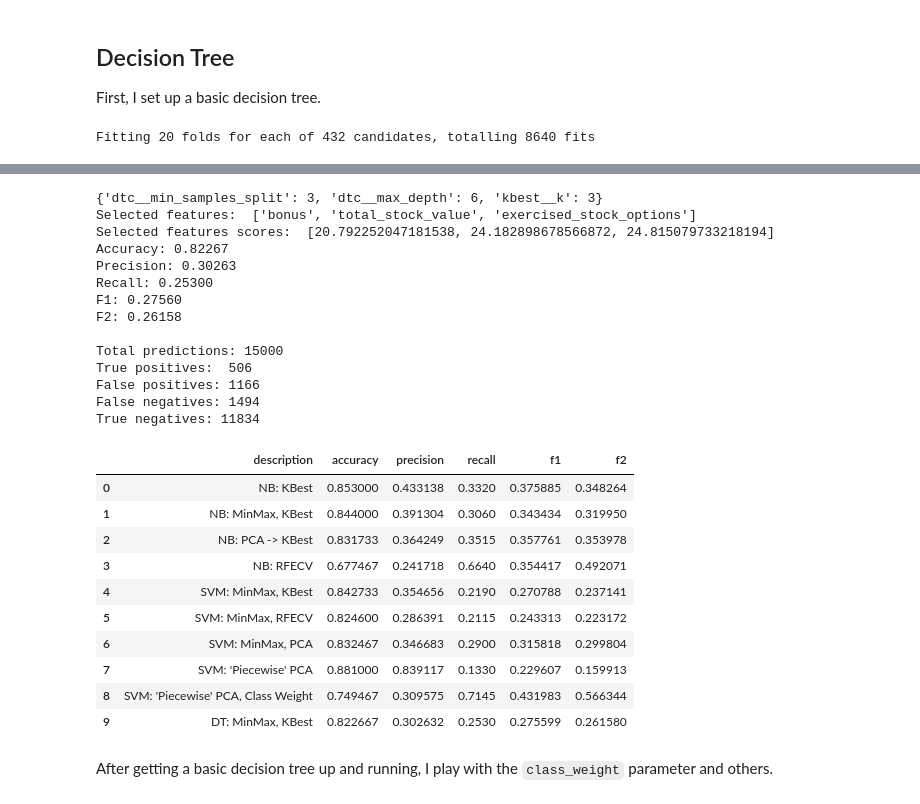
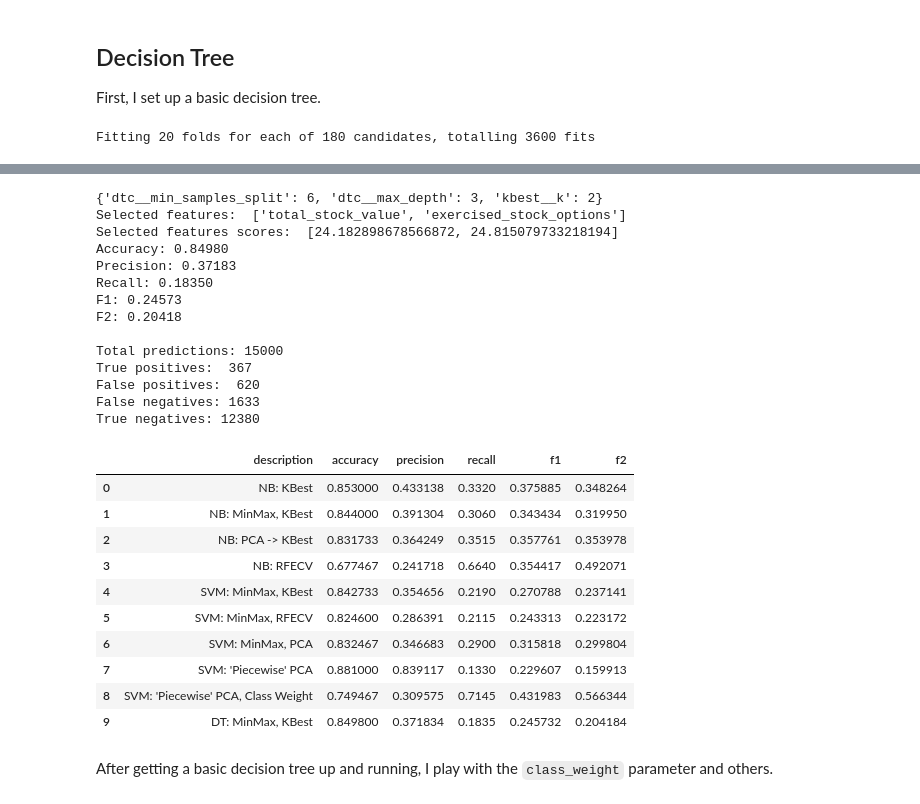
Before and after one commit to Per48edjes/Udacity-DAND-P5, a Jupyter notebook: final_project/scratchpad.ipynb, the cells around one changed output, grey strips where cells are left out. Cells and saved outputs as stored; diff of their text form; code cells hidden in the pictures.

```diff
--- a/final_project/scratchpad.ipynb
+++ b/final_project/scratchpad.ipynb
@@ -1159,8 +1193,8 @@ pipe = Pipeline([('scaler', MinMaxScaler()),
 
 ### Optimize parameters
 params = {'kbest__k': range(2,8),
-          'dtc__min_samples_split': range(3,11),
-          'dtc__max_depth': range(2,11)}
+          'dtc__min_samples_split': range(3,8),
+          'dtc__max_depth': range(2,8)}
 
 grid_search = GridSearchCV(pipe, cv = cv, param_grid = params, scoring = 'f1', verbose = 1, n_jobs = 3)
 gs_fit = grid_search.fit(features, labels)
@@ -1178,4 +1212,4 @@ perf_dict = dict(zip(cols, [desc, accuracy, precision, recall, f1, f2]))
 perf_df = perf_df.append(perf_dict, ignore_index=True)
 perf_df
 # %% [output]
-Fitting 20 folds for each of 432 candidates, totalling 8640 fits
+Fitting 20 folds for each of 180 candidates, totalling 3600 fits
@@ -1187,28 +1218,28 @@ Fitting 20 folds for each of 432 candidates, totalling 8640 fits
-{'dtc__min_samples_split': 3, 'dtc__max_depth': 6, 'kbest__k': 3}
-Selected features:  ['bonus', 'total_stock_value', 'exercised_stock_options']
-Selected features scores:  [20.792252047181538, 24.182898678566872, 24.815079733218194]
-Accuracy: 0.82267
-Precision: 0.30263
-Recall: 0.25300
-F1: 0.27560
-F2: 0.26158
+{'dtc__min_samples_split': 6, 'dtc__max_depth': 3, 'kbest__k': 2}
+Selected features:  ['total_stock_value', 'exercised_stock_options']
+Selected features scores:  [24.182898678566872, 24.815079733218194]
+Accuracy: 0.84980
+Precision: 0.37183
+Recall: 0.18350
+F1: 0.24573
+F2: 0.20418
 
 Total predictions: 15000
-True positives:  506
-False positives: 1166
-False negatives: 1494
-True negatives: 11834
+True positives:  367
+False positives:  620
+False negatives: 1633
+True negatives: 12380
 |  | description | accuracy | precision | recall | f1 | f2 |
 | 0 | NB: KBest | 0.853000 | 0.433138 | 0.3320 | 0.375885 | 0.348264 |
 | 1 | NB: MinMax, KBest | 0.844000 | 0.391304 | 0.3060 | 0.343434 | 0.319950 |
 | 2 | NB: PCA -> KBest | 0.831733 | 0.364249 | 0.3515 | 0.357761 | 0.353978 |
 | 3 | NB: RFECV | 0.677467 | 0.241718 | 0.6640 | 0.354417 | 0.492071 |
 | 4 | SVM: MinMax, KBest | 0.842733 | 0.354656 | 0.2190 | 0.270788 | 0.237141 |
 | 5 | SVM: MinMax, RFECV | 0.824600 | 0.286391 | 0.2115 | 0.243313 | 0.223172 |
 | 6 | SVM: MinMax, PCA | 0.832467 | 0.346683 | 0.2900 | 0.315818 | 0.299804 |
 | 7 | SVM: 'Piecewise' PCA | 0.881000 | 0.839117 | 0.1330 | 0.229607 | 0.159913 |
 | 8 | SVM: 'Piecewise' PCA, Class Weight | 0.749467 | 0.309575 | 0.7145 | 0.431983 | 0.566344 |
-| 9 | DT: MinMax, KBest | 0.822667 | 0.302632 | 0.2530 | 0.275599 | 0.261580 |
+| 9 | DT: MinMax, KBest | 0.849800 | 0.371834 | 0.1835 | 0.245732 | 0.204184 |
 # %% [markdown]
 After getting a basic decision tree up and running, I play with the `class_weight` parameter and others.
 # %%
```
Also changed, not shown: parts of 23 cells of this notebook, 4 other files.
